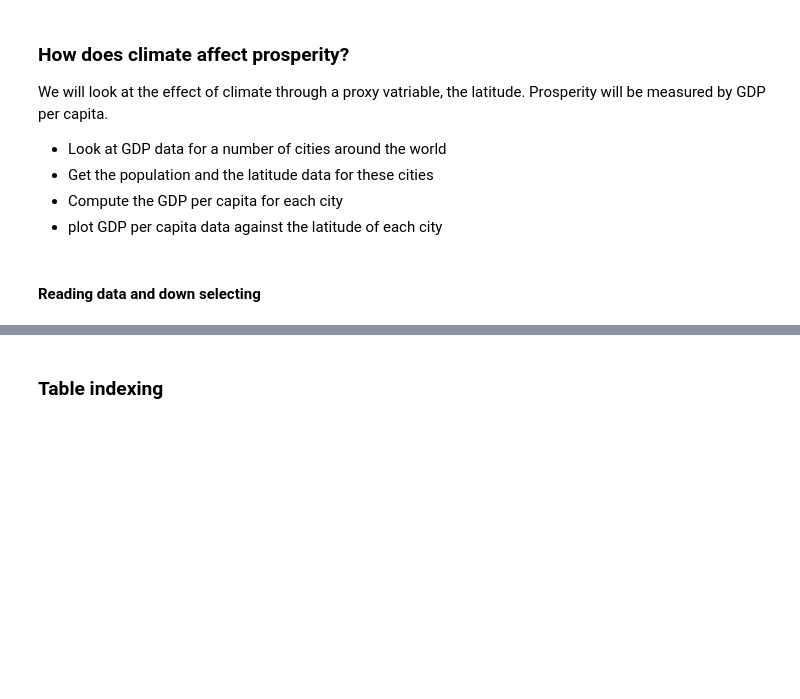
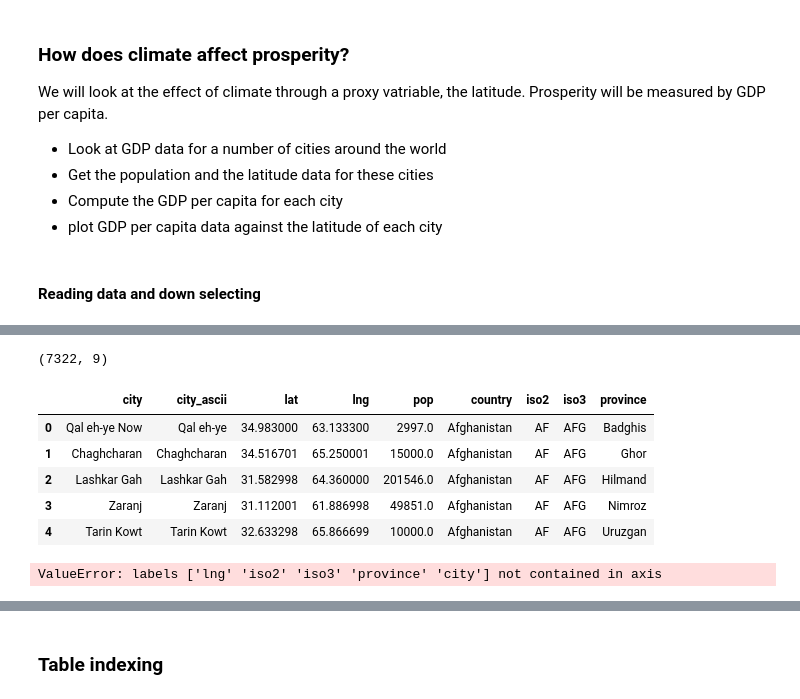
Before and after one commit to pletzer/swc-python-data, a Jupyter notebook: pythonTutorial.ipynb, the cells around one changed output, grey strips where cells are left out. Drawn from its saved outputs; the diff is of its cells as text; code cells hidden in the pictures; blank space fills up the shorter version.

```diff
--- a/pythonTutorial.ipynb
+++ b/pythonTutorial.ipynb
@@ -29,0 +66,19 @@ geo = pandas.read_csv('https://raw.githubusercontent.com/pletzer/swc-python-data
+# %%
+geo.shape
+# %% [output]
+(7322, 9)
+# %%
+geo.head(5)
+# %% [output]
+|  | city | city_ascii | lat | lng | pop | country | iso2 | iso3 | province |
+| 0 | Qal eh-ye Now | Qal eh-ye | 34.983000 | 63.133300 | 2997.0 | Afghanistan | AF | AFG | Badghis |
+| 1 | Chaghcharan | Chaghcharan | 34.516701 | 65.250001 | 15000.0 | Afghanistan | AF | AFG | Ghor |
+| 2 | Lashkar Gah | Lashkar Gah | 31.582998 | 64.360000 | 201546.0 | Afghanistan | AF | AFG | Hilmand |
+| 3 | Zaranj | Zaranj | 31.112001 | 61.886998 | 49851.0 | Afghanistan | AF | AFG | Nimroz |
+| 4 | Tarin Kowt | Tarin Kowt | 32.633298 | 65.866699 | 10000.0 | Afghanistan | AF | AFG | Uruzgan |
+# %%
+# remove some columns
+geo.columns
+geo.drop(['lng', 'iso2', 'iso3', 'province', 'city'], inplace=True, axis=1)
+# %% [output]
+ValueError: labels ['lng' 'iso2' 'iso3' 'province' 'city'] not contained in axis
```
Also changed, not shown: parts of 28 cells of this notebook.
